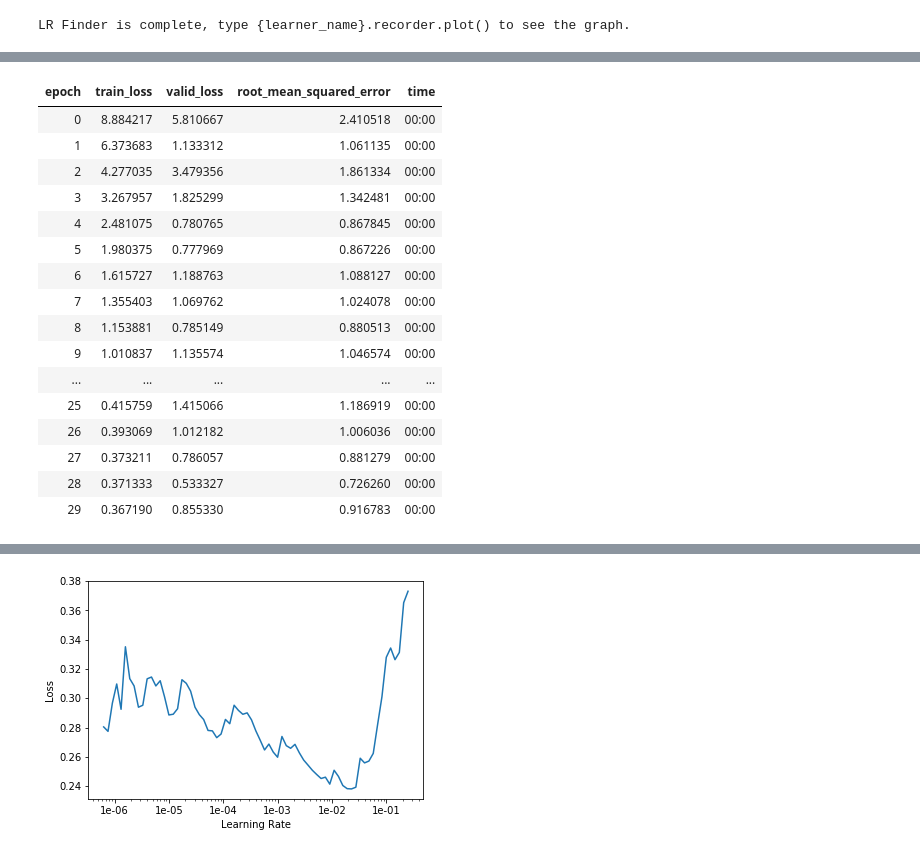
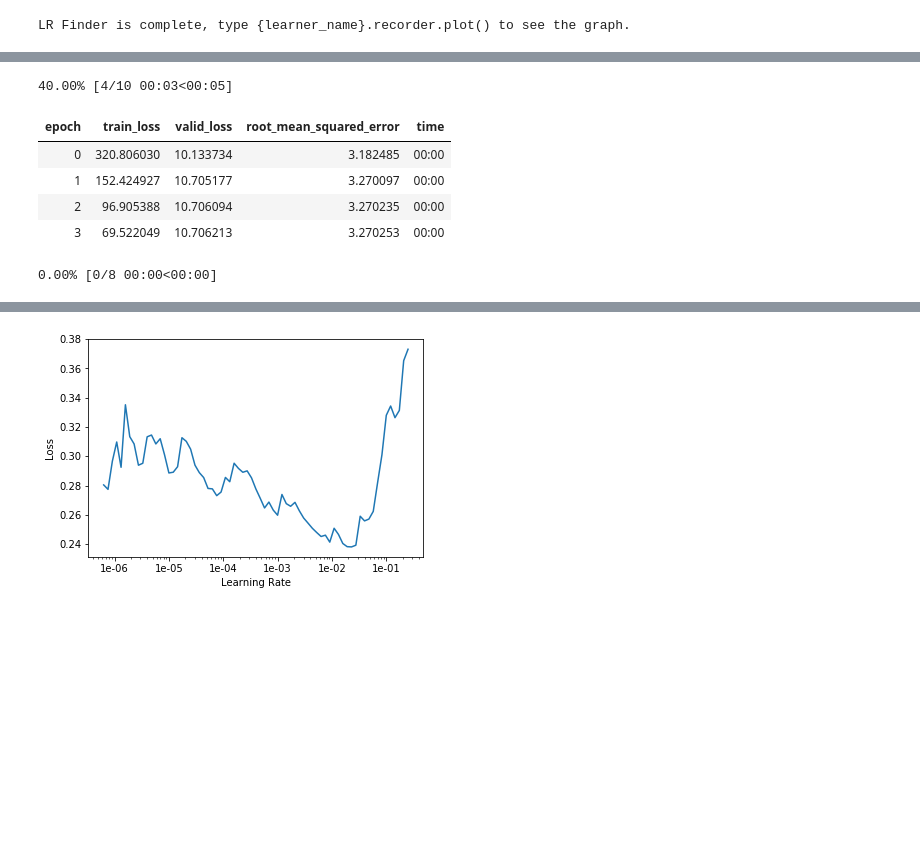
Before and after one commit to mhelmetag/stoke-futures, a Jupyter notebook: ml/stoke_futures.ipynb, the cells around one changed output, grey strips where cells are left out. Cells and saved outputs as stored; diff of their text form; code cells hidden in the pictures; blank space fills up the shorter version.

```diff
--- a/ml/stoke_futures.ipynb
+++ b/ml/stoke_futures.ipynb
@@ -65,5 +67,5 @@ data.show_batch(rows=5)
 # %%
-learn = tabular_learner(data, layers=[200,100], metrics=rmse)
+learn = tabular_learner(data, layers=[200,100], y_range=(60.0, 0.0), metrics=rmse)
 # %%
 learn.lr_find()
 # %% [output]
@@ -76,21 +78,11 @@ learn.recorder.plot()
 # %%
-learn.fit(30, 1e-2)
+learn.fit(10, 1e-1)
 # %% [output]
+40.00% [4/10 00:03<00:05]
 | epoch | train_loss | valid_loss | root_mean_squared_error | time |
-| 0 | 8.884217 | 5.810667 | 2.410518 | 00:00 |
-| 1 | 6.373683 | 1.133312 | 1.061135 | 00:00 |
-| 2 | 4.277035 | 3.479356 | 1.861334 | 00:00 |
-| 3 | 3.267957 | 1.825299 | 1.342481 | 00:00 |
-| 4 | 2.481075 | 0.780765 | 0.867845 | 00:00 |
-| 5 | 1.980375 | 0.777969 | 0.867226 | 00:00 |
-| 6 | 1.615727 | 1.188763 | 1.088127 | 00:00 |
-| 7 | 1.355403 | 1.069762 | 1.024078 | 00:00 |
-| 8 | 1.153881 | 0.785149 | 0.880513 | 00:00 |
-| 9 | 1.010837 | 1.135574 | 1.046574 | 00:00 |
-| ... | ... | ... | ... | ... |
-| 25 | 0.415759 | 1.415066 | 1.186919 | 00:00 |
-| 26 | 0.393069 | 1.012182 | 1.006036 | 00:00 |
-| 27 | 0.373211 | 0.786057 | 0.881279 | 00:00 |
-| 28 | 0.371333 | 0.533327 | 0.726260 | 00:00 |
-| 29 | 0.367190 | 0.855330 | 0.916783 | 00:00 |
+| 0 | 320.806030 | 10.133734 | 3.182485 | 00:00 |
+| 1 | 152.424927 | 10.705177 | 3.270097 | 00:00 |
+| 2 | 96.905388 | 10.706094 | 3.270235 | 00:00 |
+| 3 | 69.522049 | 10.706213 | 3.270253 | 00:00 |
+0.00% [0/8 00:00<00:00]
 # %%
```
Also changed, not shown: parts of 15 cells of this notebook, 3 other files.
